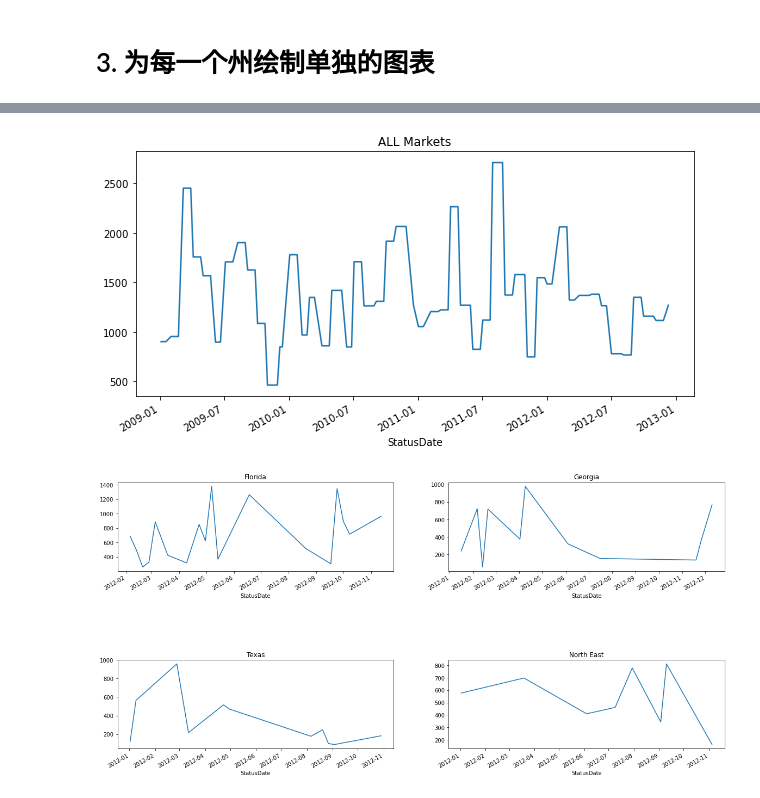
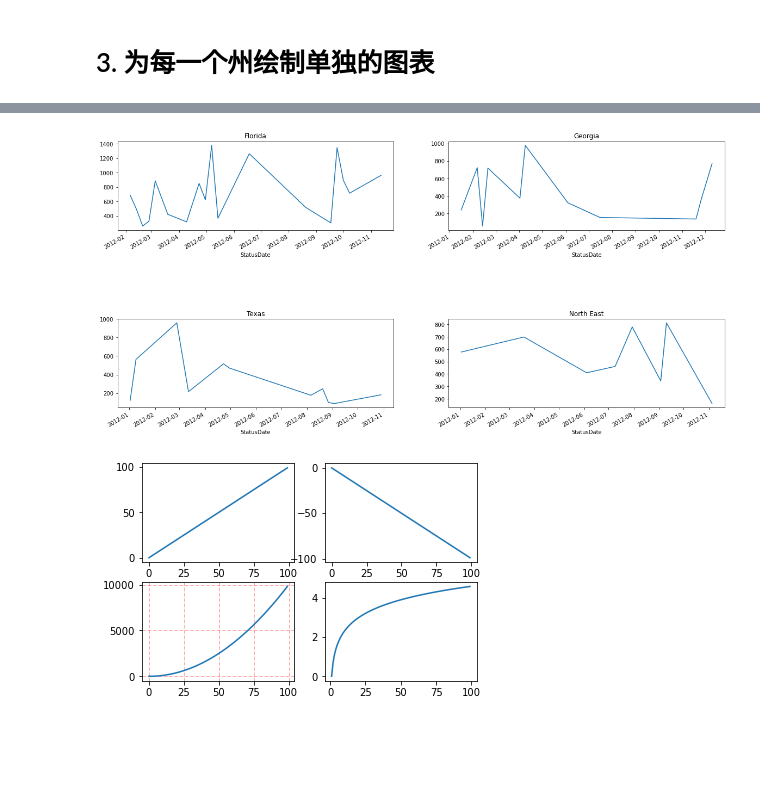
Before and after one commit to shaoecho/Jupyter_Learning, a Jupyter notebook: 学习Pandas_第3课.ipynb, the cells around one changed output, grey strips where cells are left out. Drawn from its saved outputs; the diff is of its cells as text; code cells hidden in the pictures; blank space fills up the shorter version.

```diff
--- a/学习Pandas_第3课.ipynb
+++ b/学习Pandas_第3课.ipynb
@@ -506,11 +561,7 @@ KeyError: '2012'
 # %%
-# 第一张图是整个市场的
-ALL['Max'].plot(figsize=(10, 5));plt.title('ALL Markets')
-
-
 # 后面四张
-fig, axes = plt.subplots(nrows=2, ncols=2, figsize=(20, 10))
-fig.subplots_adjust(hspace=1.0) ## Create space between plots
+fig,axes = plt.subplots(nrows=2, ncols=2, figsize=(20, 10))
+fig.subplots_adjust(hspace=1.0)   # Create space between plots
 
 Daily.loc['FL']['CustomerCount']['2012':].fillna(method='pad').plot(ax=axes[0,0])
 Daily.loc['GA']['CustomerCount']['2012':].fillna(method='pad').plot(ax=axes[0,1])
@@ -524,5 +575,4 @@ axes[0,1].set_title('Georgia')
 axes[1,0].set_title('Texas')
 axes[1,1].set_title('North East');
 # %% [output]
-[figure, old version]
+[figure, new version]
-[figure, removed]
@@ -528,0 +588,24 @@ axes[1,1].set_title('North East');
+# %%
+import numpy as np
+import matplotlib.pyplot as plt
+x = np.arange(0, 100)
+
+#作图1 ,表示2行2列的四个图中的第1个图.
+plt.subplot(221)
+plt.plot(x, x)
+
+#作图2
+plt.subplot(222)
+plt.plot(x, -x)
+
+#作图3
+plt.subplot(223)
+plt.plot(x, x ** 2)
+plt.grid(color='r', linestyle='--', linewidth=1,alpha=0.3)
+
+#作图4
+plt.subplot(224)
+plt.plot(x, np.log(x))
+plt.show()
+# %% [output]
+[figure, added]
```
Also changed, not shown: parts of 16 cells of this notebook, 8 other files.
